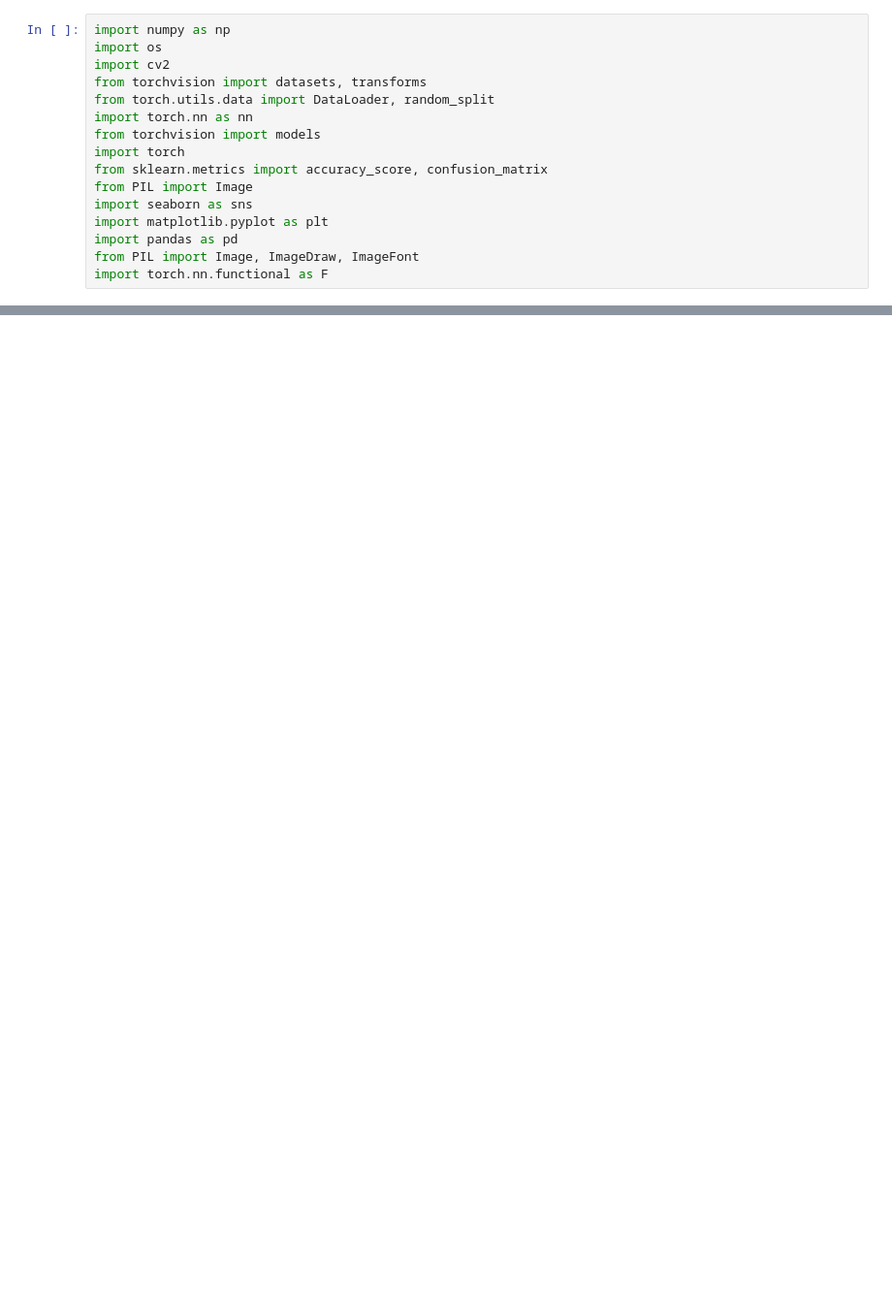
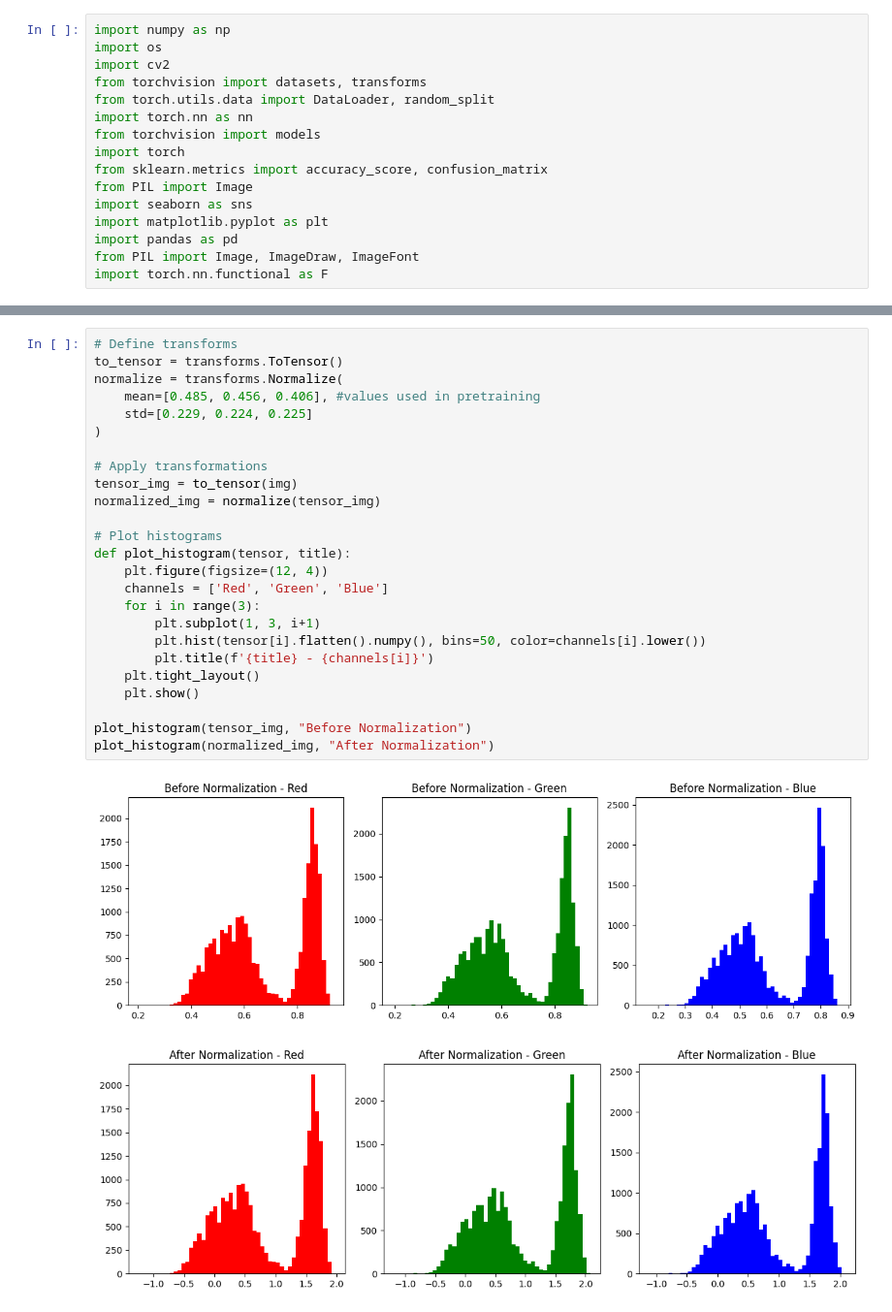
Before and after one commit to janikWa/Pitting_Detection, a Jupyter notebook: scripts/notebook.ipynb, the cells around one changed output, grey strips where cells are left out. Shown at 97% size. Saved outputs shown, nothing was run; the diff lists cells and outputs as text; blank space fills up the shorter version.

```diff
--- a/scripts/notebook.ipynb
+++ b/scripts/notebook.ipynb
@@ -413,0 +95,28 @@ Accuracy of 0.99 might indicate overfitting.
+# %%
+# Define transforms
+to_tensor = transforms.ToTensor()
+normalize = transforms.Normalize(
+    mean=[0.485, 0.456, 0.406], #values used in pretraining
+    std=[0.229, 0.224, 0.225]
+)
+
+# Apply transformations
+tensor_img = to_tensor(img)
+normalized_img = normalize(tensor_img)
+
+# Plot histograms
+def plot_histogram(tensor, title):
+    plt.figure(figsize=(12, 4))
+    channels = ['Red', 'Green', 'Blue']
+    for i in range(3):
+        plt.subplot(1, 3, i+1)
+        plt.hist(tensor[i].flatten().numpy(), bins=50, color=channels[i].lower())
+        plt.title(f'{title} - {channels[i]}')
+    plt.tight_layout()
+    plt.show()
+
+plot_histogram(tensor_img, "Before Normalization")
+plot_histogram(normalized_img, "After Normalization")
+# %% [output]
+[figure, added]
+[figure, added]
```
Also changed, not shown: parts of 21 cells of this notebook, 1 other file.
